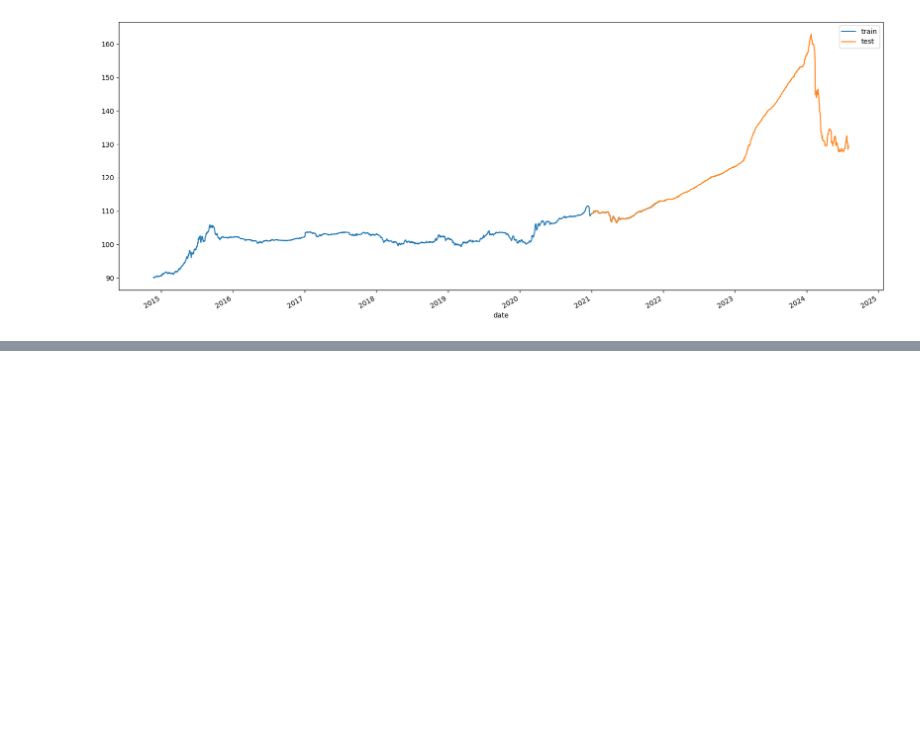
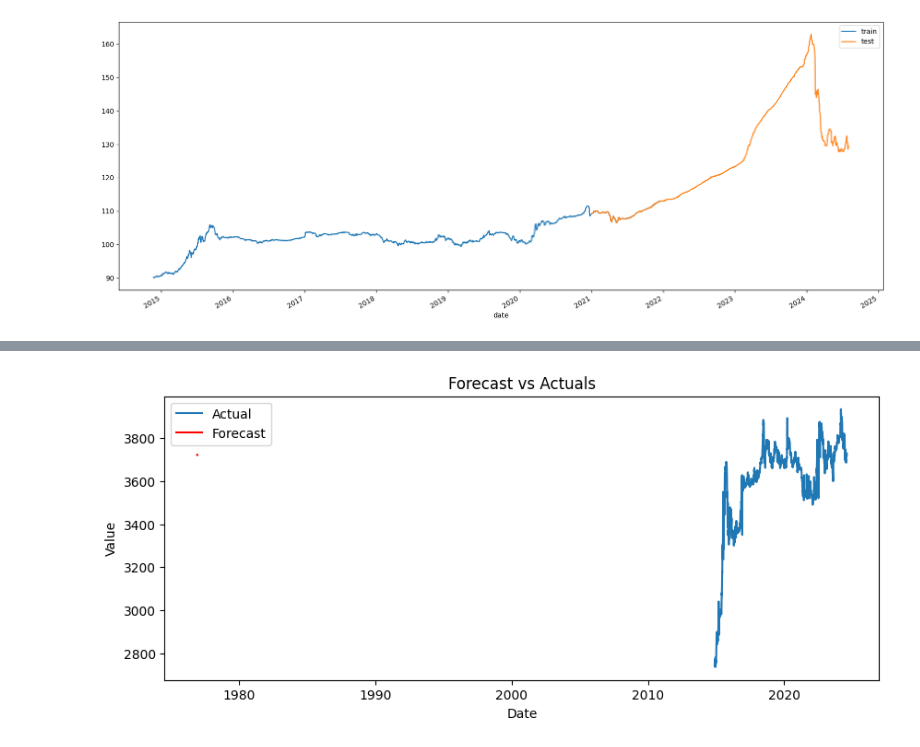
Before and after one commit to memmar1/Project, a Jupyter notebook: Forex.ipynb, the cells around one changed output, grey strips where cells are left out. Cells and saved outputs as stored; diff of their text form; code cells hidden in the pictures; blank space fills up the shorter version.

```diff
--- a/Forex.ipynb
+++ b/Forex.ipynb
@@ -168,0 +181,9 @@ print(train.shape,test.shape)
+# %%
+# Define the model
+model = ARIMA(ts_data, order=(1, 1, 1))
+
+# Fit the model
+model_fit = model.fit()
+
+# Print summary of the model
+print(model_fit.summary())
@@ -168,0 +208,15 @@ print(train.shape,test.shape)
+# %%
+forecast_steps = 10  # Number of steps to forecast
+forecast = model_fit.forecast(steps=forecast_steps)
+
+# Plot the forecast
+plt.figure(figsize=(10, 4))
+plt.plot(ts_data, label='Actual')
+plt.plot(forecast.index, forecast, label='Forecast', color='red')
+plt.title('Forecast vs Actuals')
+plt.xlabel('Date')
+plt.ylabel('Value')
+plt.legend()
+plt.show()
+# %% [output]
+[figure, added]
```
Also changed, not shown: parts of 4 cells of this notebook.
